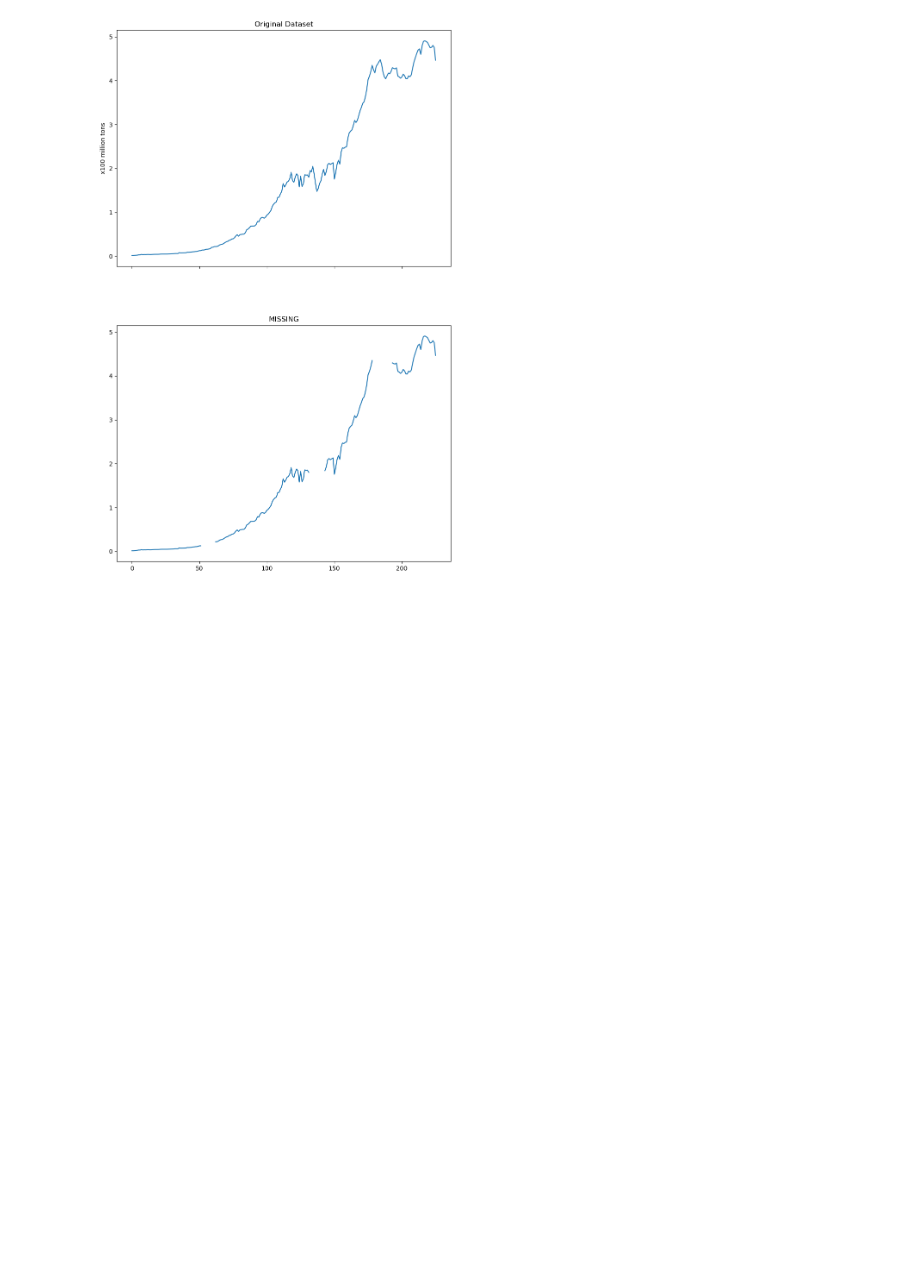
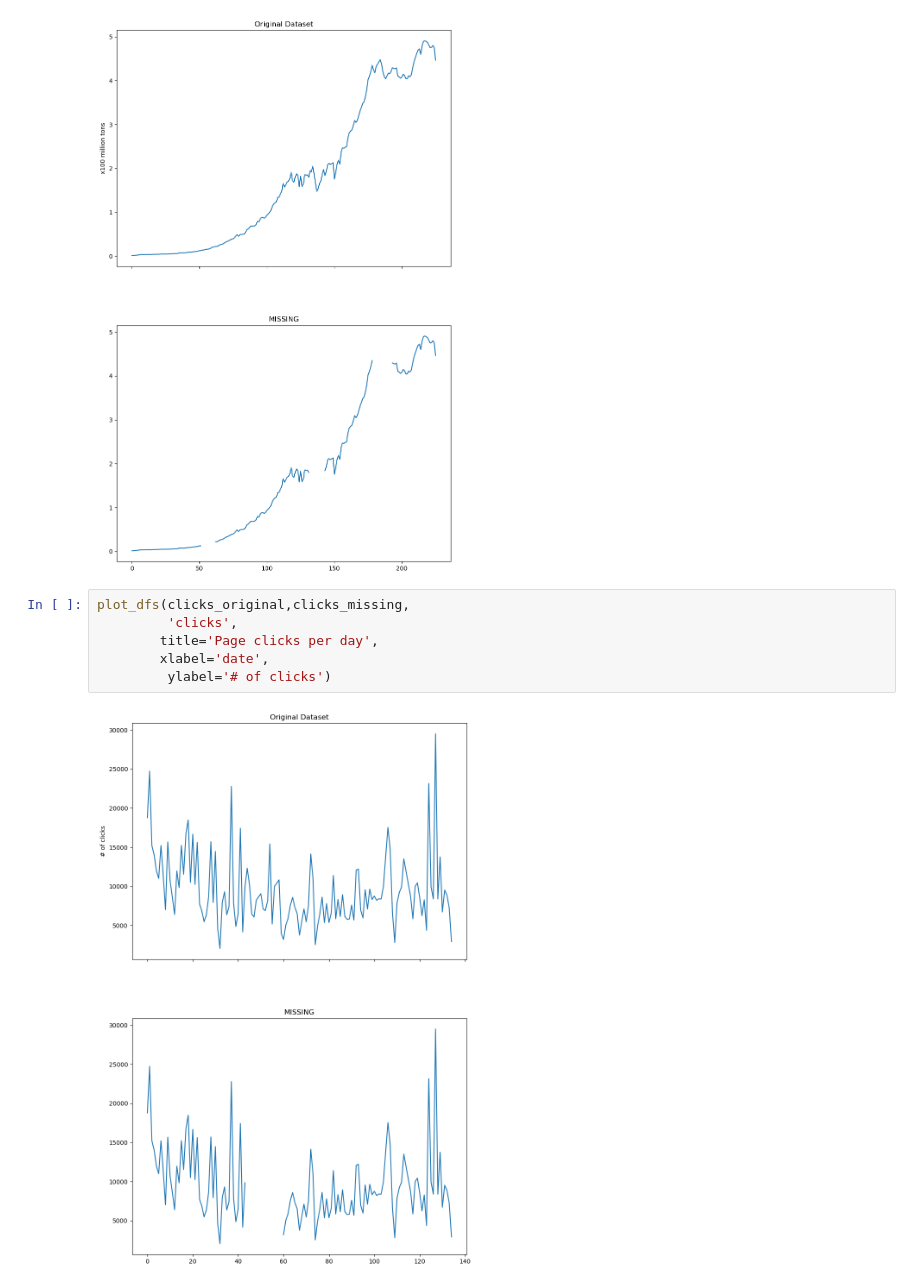
Before and after one commit to alexhandsome2/timeanalysis, a Jupyter notebook: ch7.ipynb, the cells around one changed output. Cells and saved outputs as stored; diff of their text form; blank space fills up the shorter version.

```diff
--- a/ch7.ipynb
+++ b/ch7.ipynb
@@ -190,3 +197,11 @@ plot_dfs(co2_original,
          ylabel="x100 million tons")
 # %% [output]
 [figure]
+# %%
+plot_dfs(clicks_original,clicks_missing,
+         'clicks',
+        title='Page clicks per day',
+        xlabel='date',
+         ylabel='# of clicks')
+# %% [output]
+[figure, added]
```
Also changed, not shown: parts of 19 cells of this notebook, 1 other file.
